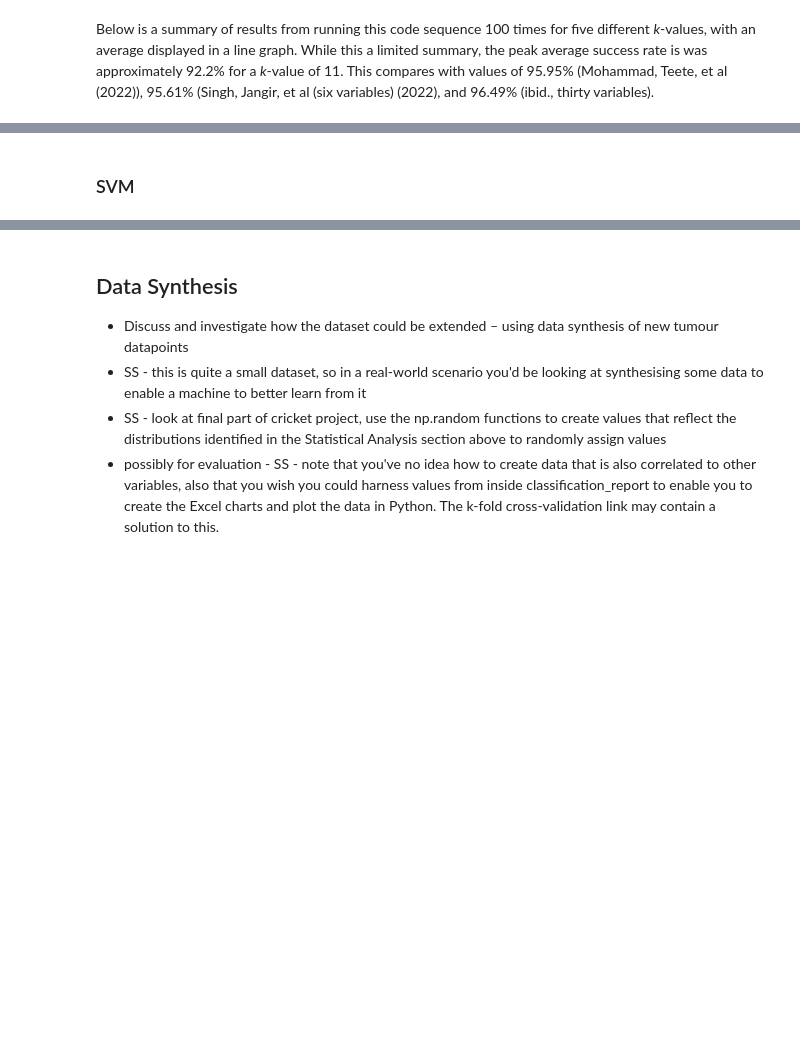
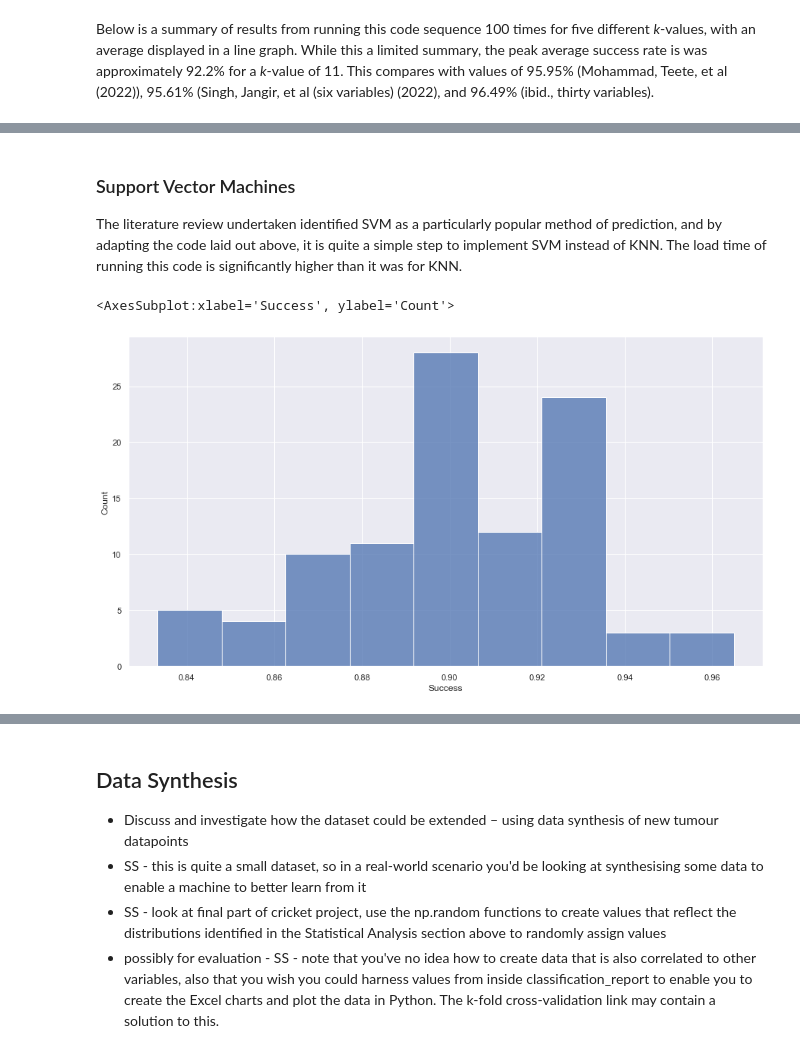
Before and after one commit to kiehozero/atu-progda-assignment-2, a Jupyter notebook: assignment.ipynb, the cells around one changed output, grey strips where cells are left out. Saved outputs shown, nothing was run; the diff lists cells and outputs as text; code cells hidden in the pictures; blank space fills up the shorter version.

```diff
--- a/assignment.ipynb
+++ b/assignment.ipynb
@@ -334,8 +337,45 @@ sns.lineplot(data=dfff, x='K', y='Success')
 # %% [markdown]
-### SVM
+### Support Vector Machines
+
+The literature review undertaken identified SVM as a particularly popular method of prediction, and by adapting the code laid out above, it is quite a simple step to implement SVM instead of KNN. The load time of running this code is significantly higher than it was for KNN.
 # %%
-# a range containing all attributes apart from diagnosis
+# features not described above are commented
+
 x = df[['radius_mean','area_mean','perimeter_mean','concavity_mean','concave points_mean','concavity_worst']]
-# a range containing just diagnosis
 y = df['diagnosis']
+
+# create an empty list to score the average score of each prediction
+avg_score = []
+# the number of iterations to perform
+rng = range(1000)
+
+# perform the prediction 1000 times
+for i in rng:
+    # create 4 datasets, 2 for attrs, 2 for diagnoses, 1 each of those for training, remaining 2 for testing
+    x_train, x_test, y_train, y_test = sel.train_test_split(x, y, test_size=0.20)
+
+    # use the SVC algorithm to predict a diagnosis, following the Vyas link in README
+    svclassifier = svm.SVC(kernel='linear')
+    # calculates mean and standard deviation of data
+    svclassifier.fit(x_train, y_train)
+    y_pred = svclassifier.predict(x_test)
+
+    acc = met.accuracy_score(y_pred, y_test)
+    avg_score.append(acc)
+
+# calculate an average success rate
+avg_acc_score = sum(avg_score) / len(avg_score)
+
+print(f'Average diagnostic success rate: {avg_acc_score}')
+print(f'Minimum diagnostic success rate: {min(avg_score)}')
+print(f'Maximum diagnostic success rate: {max(avg_score)}')
+
+# create a dataset for plotting the average success rates
+dfff = pd.DataFrame(list(zip(rng,avg_score)),columns=["run","Success"])
+# %%
+# plot the average success rates
+sns.histplot(data=dfff, x='Success')
+# %% [output]
+<AxesSubplot:xlabel='Success', ylabel='Count'>
+[figure, added]
 # %% [markdown]
```
Also changed, not shown: parts of 5 cells of this notebook, 1 other file.
